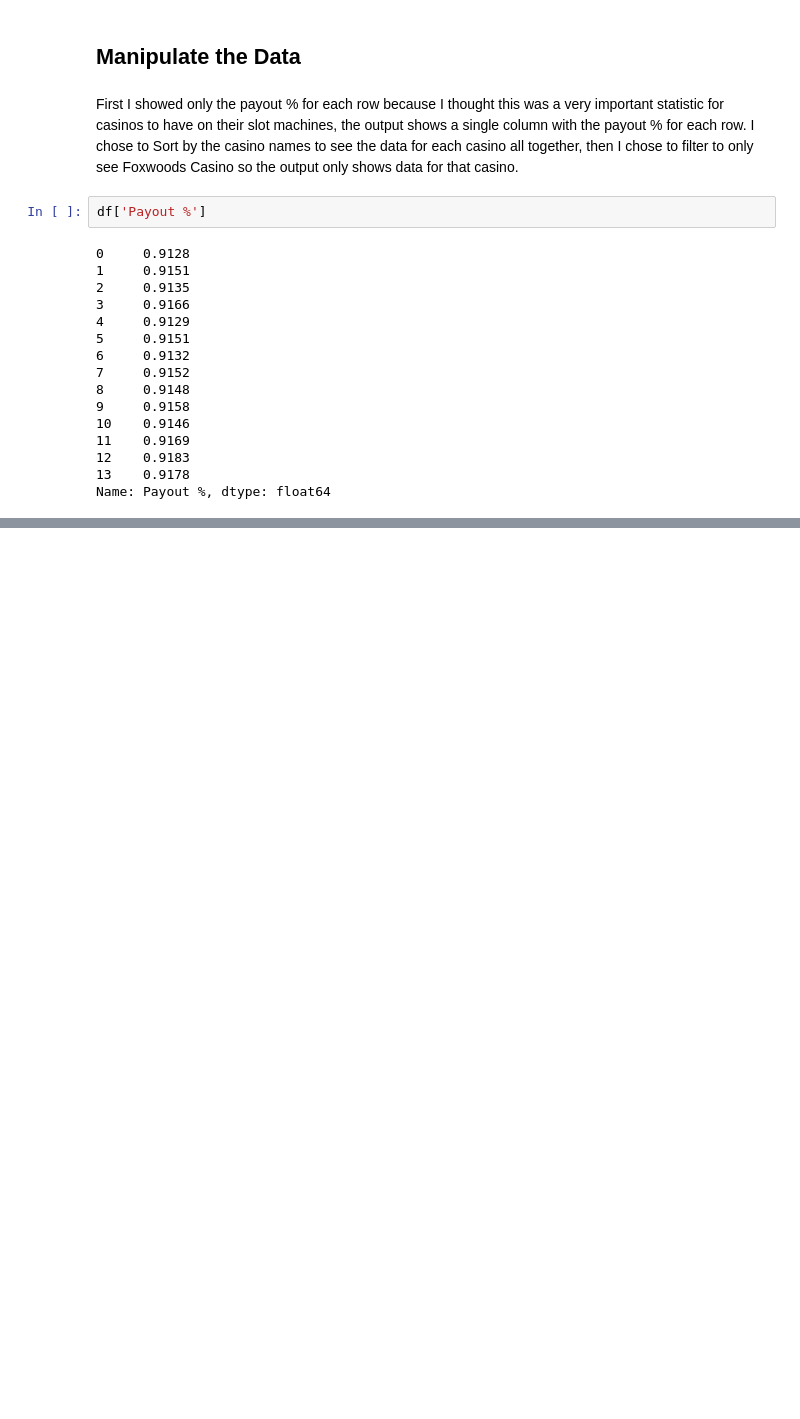
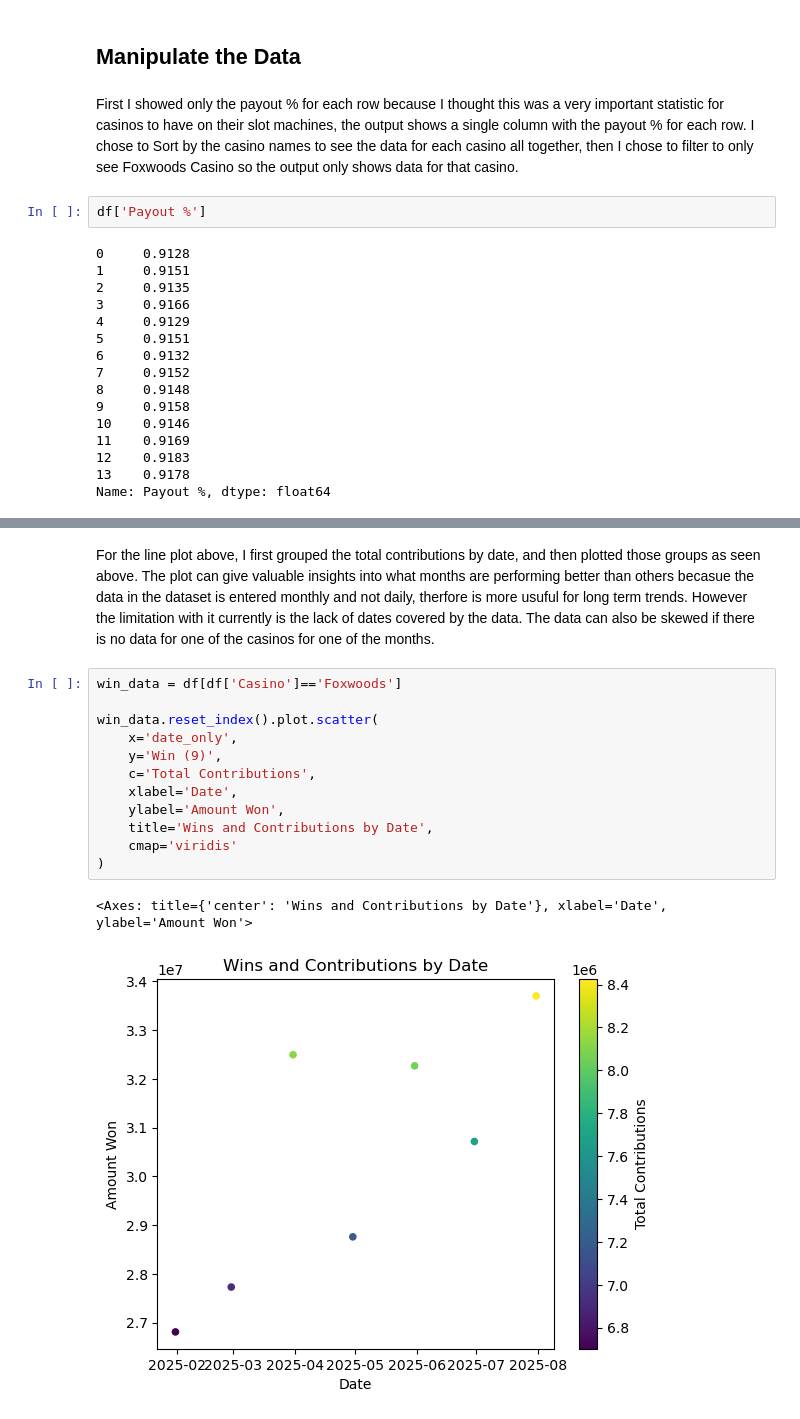
Before and after one commit to nickboudreau06/IA-340-Fall2025, a Jupyter notebook: lab2.ipynb, the cells around one changed output, grey strips where cells are left out. Saved outputs shown, nothing was run; the diff lists cells and outputs as text; blank space fills up the shorter version.

```diff
--- a/lab2.ipynb
+++ b/lab2.ipynb
@@ -159,0 +201,17 @@ df[df['Casino']== 'Foxwoods']
+# %% [markdown]
+For the line plot above, I first grouped the total contributions by date, and then plotted those groups as seen above. The plot can give valuable insights into what months are performing better than others becasue the data in the dataset is entered monthly and not daily, therfore is more usuful for long term trends. However the limitation with it currently is the lack of dates covered by the data. The data can also be skewed if there is no data for one of the casinos for one of the months.
+# %%
+win_data = df[df['Casino']=='Foxwoods']
+
+win_data.reset_index().plot.scatter(
+    x='date_only',
+    y='Win (9)',
+    c='Total Contributions',
+    xlabel='Date',
+    ylabel='Amount Won',
+    title='Wins and Contributions by Date',
+    cmap='viridis'
+)
+# %% [output]
+<Axes: title={'center': 'Wins and Contributions by Date'}, xlabel='Date', ylabel='Amount Won'>
+[figure, added]
```
Also changed, not shown: parts of 5 cells of this notebook, 1 other file.
